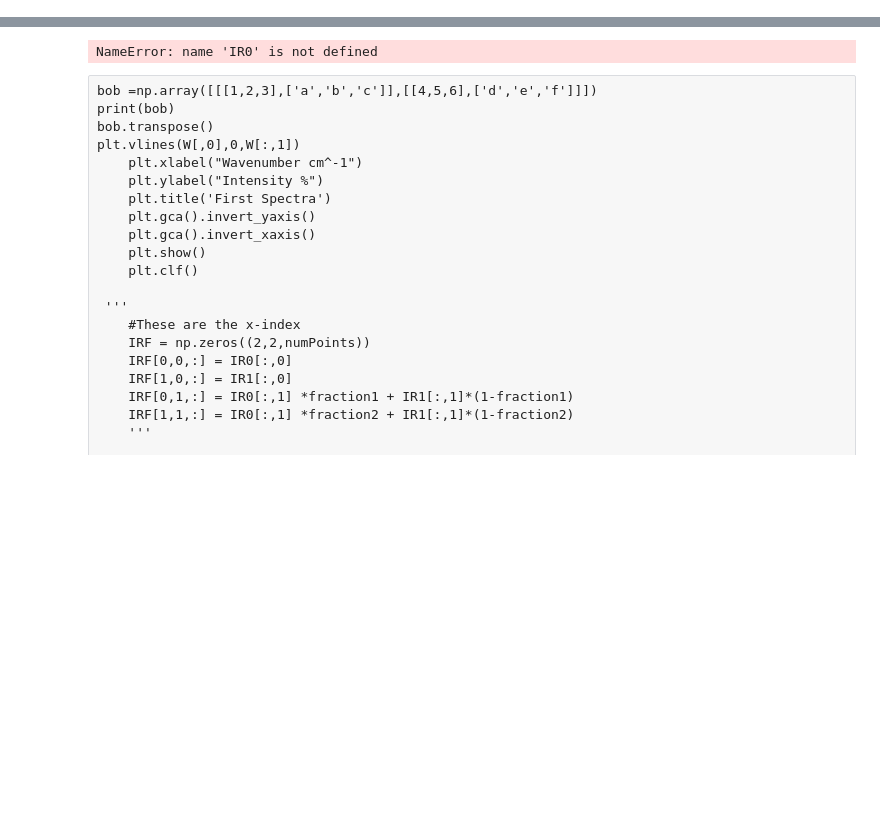
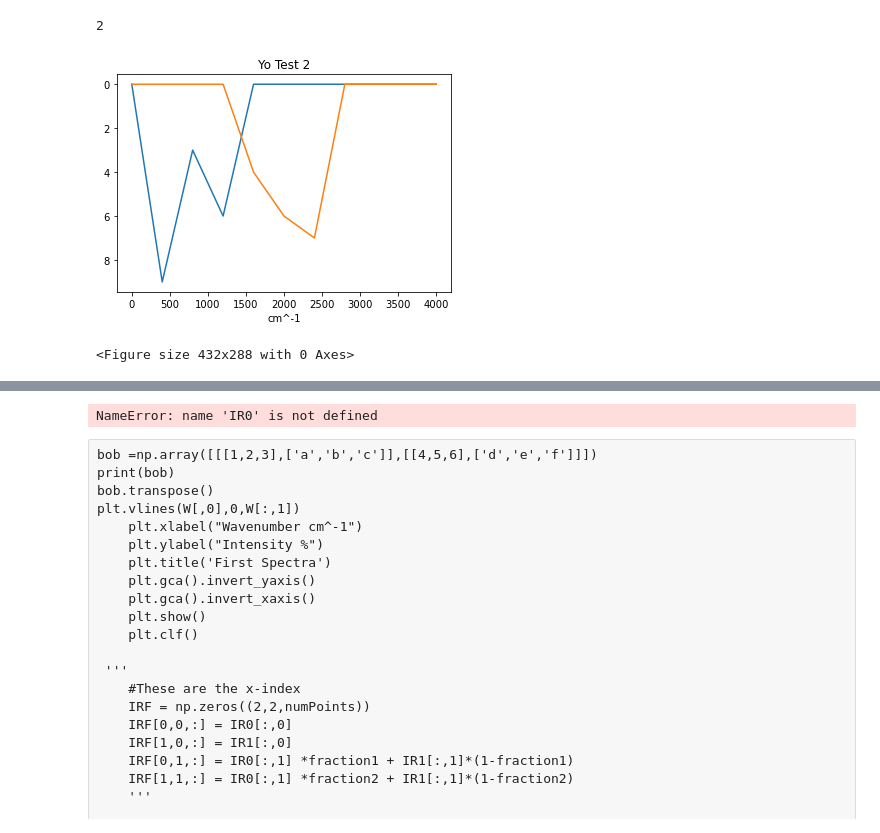
Before and after one commit to Abner-Kahan/NMFBeginning, a Jupyter notebook: glypNotebook.ipynb, the cells around one changed output, grey strips where cells are left out. Drawn from its saved outputs; the diff is of its cells as text; code cells hidden in the pictures; blank space fills up the shorter version.

```diff
--- a/glypNotebook.ipynb
+++ b/glypNotebook.ipynb
@@ -35,3 +35,31 @@ def file2Spectra(path):
 #     plt.ylabel("Intensity %")
 #     plt.gca().invert_yaxis()
 #     plt.gca().invert_xaxis()
+# %%
+def IrPlotter(item,title,multiple = False):
+    if not(multiple):
+        plt.plot(np.linspace(0,4000,len(item)),item,markersize=.1)
+        plt.gca().invert_yaxis()
+        plt.title(title)
+        plt.xlabel("cm^-1")
+        plt.show()
+        plt.clf()
+    else:
+        for n in item:
+            plt.plot(np.linspace(0,4000,len(n)),n,markersize=.1)
+        plt.gca().invert_yaxis()
+        plt.title(title)
+        plt.xlabel("cm^-1")
+        plt.show()
+        plt.clf()
+# %%
+len([[0,9,3,6,0,0,0,0,0,0,0],[0,0,0,0,4,6,7,0,0,0,0]])
+# %% [output]
+2
+# %%
+#IrPlotter (np.array([0,0,0,0,4,6,7,0,0,0,0]), "Yo Test")
+#pdb.set_trace()
+IrPlotter ([[0,9,3,6,0,0,0,0,0,0,0],[0,0,0,0,4,6,7,0,0,0,0]], "Yo Test 2", True)
+# %% [output]
+[figure, added]
+<Figure size 432x288 with 0 Axes>
```
Also changed, not shown: parts of 9 cells of this notebook, 2 other files.
